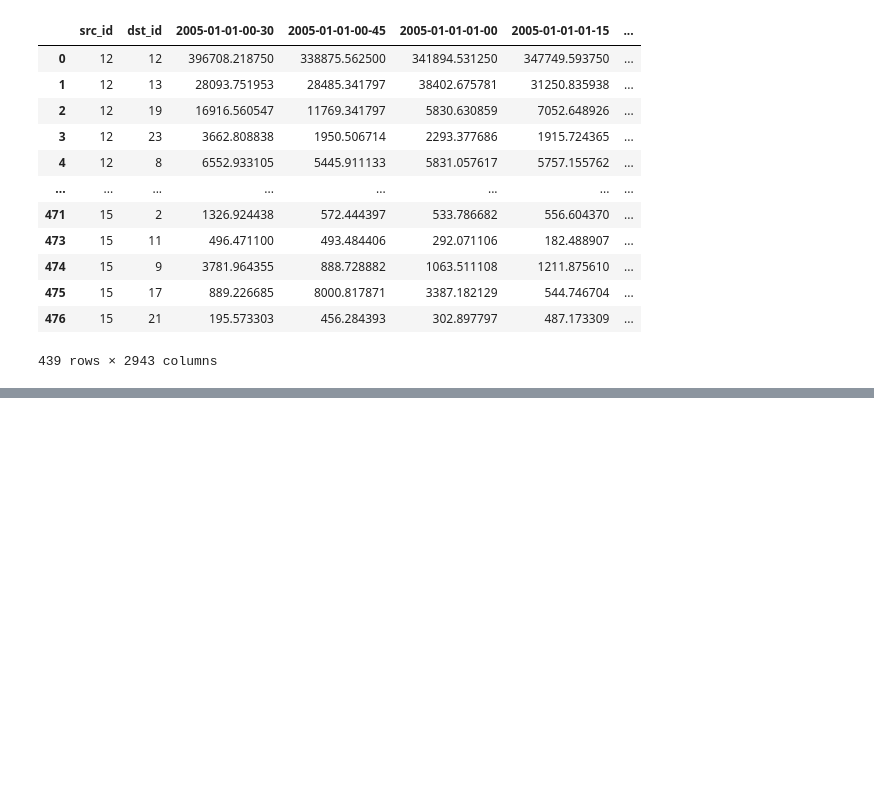
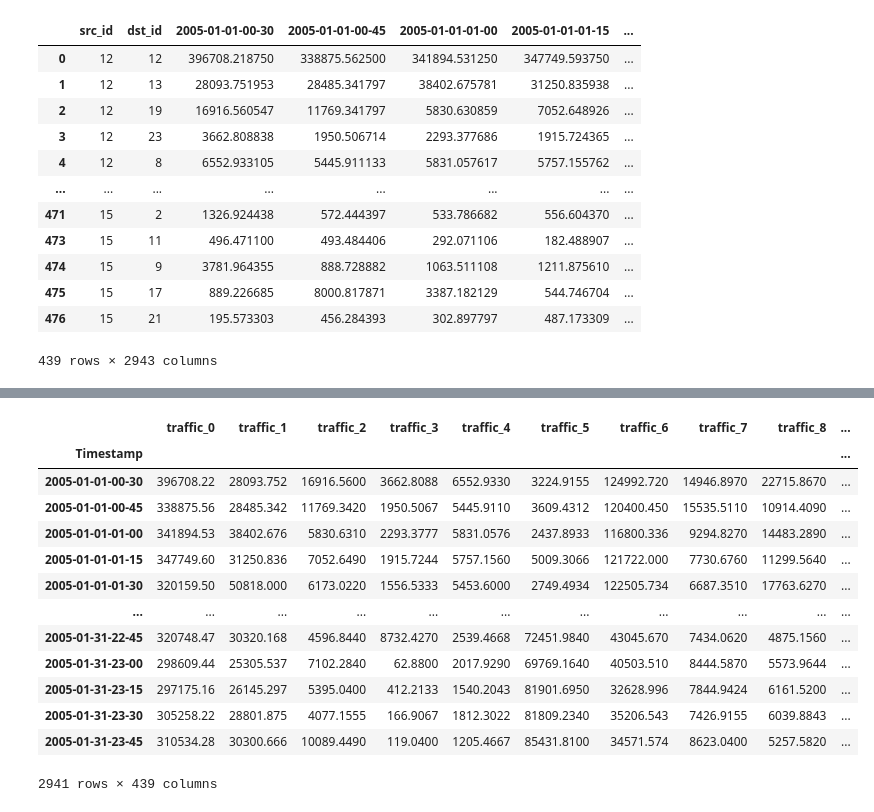
Before and after one commit to Mohammad-Amirifard/Traffic-forecasting, a Jupyter notebook: Notebooks/EDA_traffic.ipynb, the cells around one changed output, grey strips where cells are left out. Cells and saved outputs as stored; diff of their text form; code cells hidden in the pictures; blank space fills up the shorter version.

```diff
--- a/Notebooks/EDA_traffic.ipynb
+++ b/Notebooks/EDA_traffic.ipynb
@@ -291,0 +493,17 @@ plot_graph(df,4)
+# %%
+data_set
+# %% [output]
+|  | traffic_0 | traffic_1 | traffic_2 | traffic_3 | traffic_4 | traffic_5 | traffic_6 | traffic_7 | traffic_8 | ... |
+| Timestamp |  |  |  |  |  |  |  |  |  | ... |
+| 2005-01-01-00-30 | 396708.22 | 28093.752 | 16916.5600 | 3662.8088 | 6552.9330 | 3224.9155 | 124992.720 | 14946.8970 | 22715.8670 | ... |
+| 2005-01-01-00-45 | 338875.56 | 28485.342 | 11769.3420 | 1950.5067 | 5445.9110 | 3609.4312 | 120400.450 | 15535.5110 | 10914.4090 | ... |
+| 2005-01-01-01-00 | 341894.53 | 38402.676 | 5830.6310 | 2293.3777 | 5831.0576 | 2437.8933 | 116800.336 | 9294.8270 | 14483.2890 | ... |
+| 2005-01-01-01-15 | 347749.60 | 31250.836 | 7052.6490 | 1915.7244 | 5757.1560 | 5009.3066 | 121722.000 | 7730.6760 | 11299.5640 | ... |
+| 2005-01-01-01-30 | 320159.50 | 50818.000 | 6173.0220 | 1556.5333 | 5453.6000 | 2749.4934 | 122505.734 | 6687.3510 | 17763.6270 | ... |
+| ... | ... | ... | ... | ... | ... | ... | ... | ... | ... | ... |
+| 2005-01-31-22-45 | 320748.47 | 30320.168 | 4596.8440 | 8732.4270 | 2539.4668 | 72451.9840 | 43045.670 | 7434.0620 | 4875.1560 | ... |
+| 2005-01-31-23-00 | 298609.44 | 25305.537 | 7102.2840 | 62.8800 | 2017.9290 | 69769.1640 | 40503.510 | 8444.5870 | 5573.9644 | ... |
+| 2005-01-31-23-15 | 297175.16 | 26145.297 | 5395.0400 | 412.2133 | 1540.2043 | 81901.6950 | 32628.996 | 7844.9424 | 6161.5200 | ... |
+| 2005-01-31-23-30 | 305258.22 | 28801.875 | 4077.1555 | 166.9067 | 1812.3022 | 81809.2340 | 35206.543 | 7426.9155 | 6039.8843 | ... |
+| 2005-01-31-23-45 | 310534.28 | 30300.666 | 10089.4490 | 119.0400 | 1205.4667 | 85431.8100 | 34571.574 | 8623.0400 | 5257.5820 | ... |
+2941 rows × 439 columns
```
Also changed, not shown: parts of 33 cells of this notebook.
